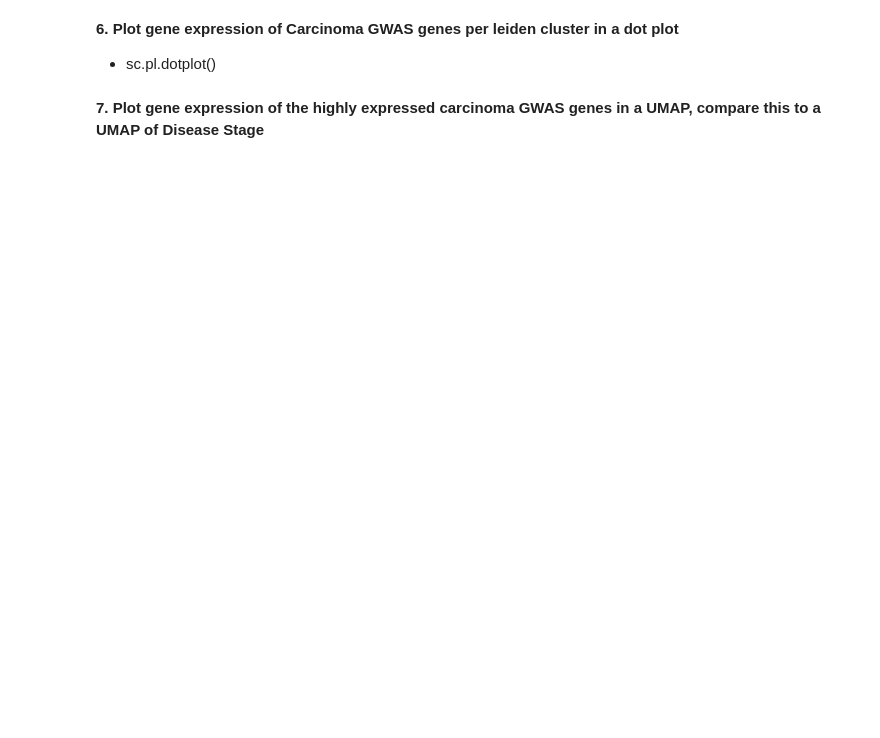
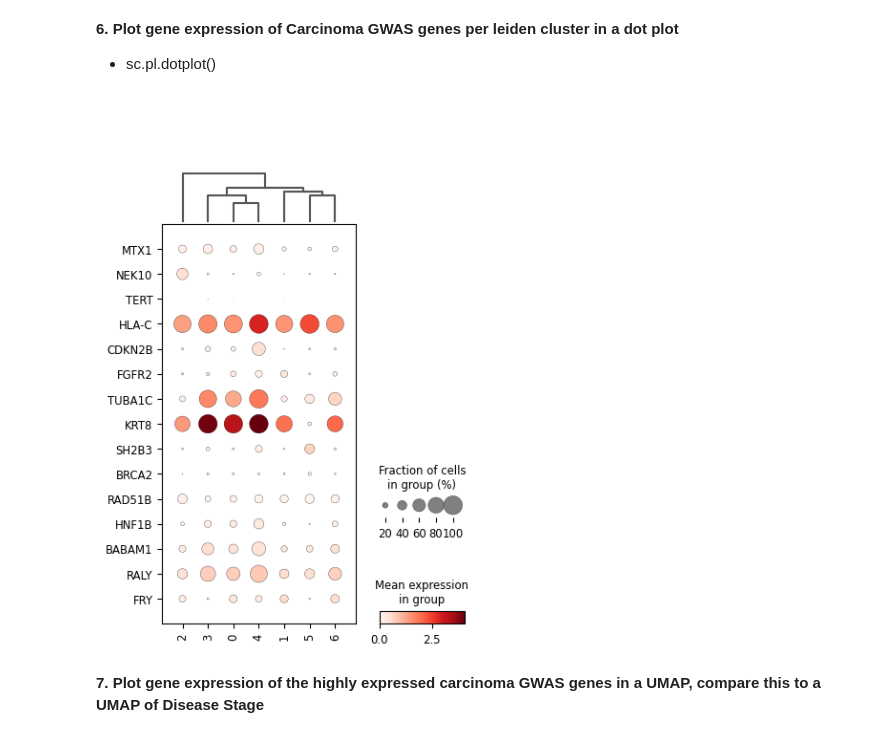
Before and after one commit to terencegarner/scRNAseqtutorial, a Jupyter notebook: Day_1.ipynb, the cells around one changed output. Drawn from its saved outputs; the diff is of its cells as text; code cells hidden in the pictures; blank space fills up the shorter version.

```diff
--- a/Day_1.ipynb
+++ b/Day_1.ipynb
@@ -360,3 +360,12 @@ response.json()
 # %% [markdown]
 **4.Make a Pandas dataframe containing 'riskAlleleName' and 'geneName'**
 * If you don't know how to do this, solution is in the 'geneIdsjson.py' file in the Github repository
+# %%
+associations_data = response.json()['_embedded']['associations']
+gwas = pd.json_normalize(associations_data, 'loci')
+risk_alleles = gwas.explode('strongestRiskAlleles').explode('authorReportedGenes').reset_index(drop=True)
+risk_alleles_df = pd.json_normalize(risk_alleles['strongestRiskAlleles'])
+reportedgenes_df = pd.json_normalize(risk_alleles['authorReportedGenes'])
+gwasgenes=pd.concat([risk_alleles_df, reportedgenes_df], axis=1)
+gwasgenes = gwasgenes[['riskAlleleName', 'geneName']]
+gwasgenes
@@ -363,3 +390,6 @@ response.json()
 # %% [markdown]
 **5. To plot the gene expression of carcinoma GWAS genes, convert this to a list**
 * genes=[gene for gene in gwasgenes['geneName'].tolist() if gene !='Intergenic']
+# %%
+genes=[gene for gene in gwasgenes['geneName'].tolist() if gene !='Intergenic'and gene in hu.raw.var_names]
+genes
@@ -366,6 +412,10 @@ response.json()
 # %% [markdown]
 **6. Plot gene expression of Carcinoma GWAS genes per leiden cluster in a dot plot**
 * sc.pl.dotplot()
+# %%
+sc.pl.dotplot(hu, genes, groupby='leiden', swap_axes=True, dendrogram=True, use_raw=True)
+# %% [output]
+[figure, added]
 # %% [markdown]
 **7. Plot gene expression of the highly expressed carcinoma GWAS genes in a UMAP, compare this to a UMAP of Disease Stage**
 # %%
```
Also changed, not shown: parts of 5 cells of this notebook.
